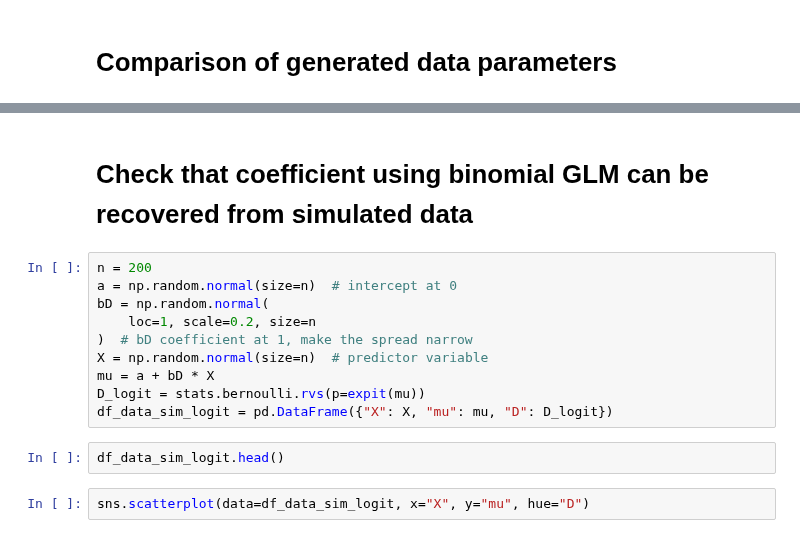
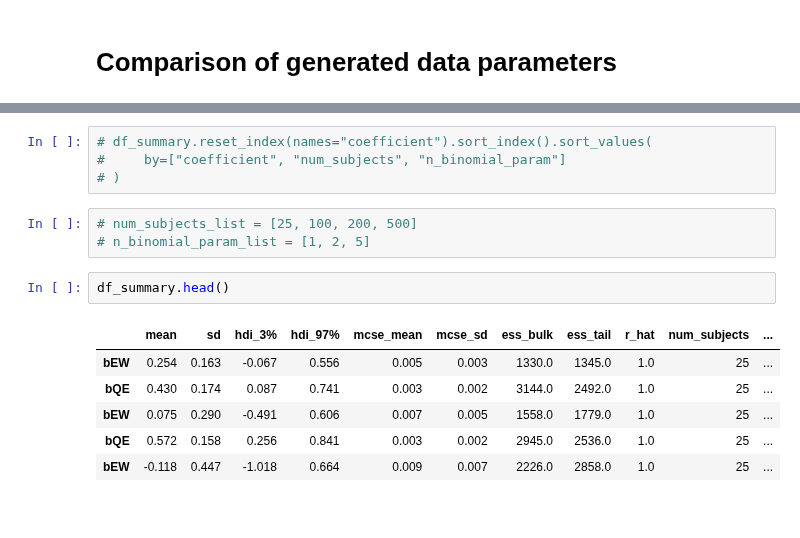
Before and after one commit to benslack19/benslack19.github.io, a Jupyter notebook: _posts_drafts/2024-06-11-iv-binary-outcome.ipynb, the cells around one changed output, grey strips where cells are left out. Saved outputs shown, nothing was run; the diff lists cells and outputs as text.

```diff
--- a/_posts_drafts/2024-06-11-iv-binary-outcome.ipynb
+++ b/_posts_drafts/2024-06-11-iv-binary-outcome.ipynb
@@ -327,16 +297,16 @@ second_stage.summary()
-# %% [markdown]
-# Check that coefficient using binomial GLM can be recovered from simulated data
-# %%
-n = 200
-a = np.random.normal(size=n)  # intercept at 0
-bD = np.random.normal(
-    loc=1, scale=0.2, size=n
-)  # bD coefficient at 1, make the spread narrow
-X = np.random.normal(size=n)  # predictor variable
-mu = a + bD * X
-D_logit = stats.bernoulli.rvs(p=expit(mu))
-df_data_sim_logit = pd.DataFrame({"X": X, "mu": mu, "D": D_logit})
+# %%
+# df_summary.reset_index(names="coefficient").sort_index().sort_values(
+#     by=["coefficient", "num_subjects", "n_binomial_param"]
+# )
+# %%
+# num_subjects_list = [25, 100, 200, 500]
+# n_binomial_param_list = [1, 2, 5]
 # %%
-df_data_sim_logit.head()
+df_summary.head()
+# %% [output]
+|  | mean | sd | hdi_3% | hdi_97% | mcse_mean | mcse_sd | ess_bulk | ess_tail | r_hat | num_subjects | ... |
+| bEW | 0.254 | 0.163 | -0.067 | 0.556 | 0.005 | 0.003 | 1330.0 | 1345.0 | 1.0 | 25 | ... |
+| bQE | 0.430 | 0.174 | 0.087 | 0.741 | 0.003 | 0.002 | 3144.0 | 2492.0 | 1.0 | 25 | ... |
+| bEW | 0.075 | 0.290 | -0.491 | 0.606 | 0.007 | 0.005 | 1558.0 | 1779.0 | 1.0 | 25 | ... |
+| bQE | 0.572 | 0.158 | 0.256 | 0.841 | 0.003 | 0.002 | 2945.0 | 2536.0 | 1.0 | 25 | ... |
+| bEW | -0.118 | 0.447 | -1.018 | 0.664 | 0.009 | 0.007 | 2226.0 | 2858.0 | 1.0 | 25 | ... |
-# %%
-sns.scatterplot(data=df_data_sim_logit, x="X", y="mu", hue="D")
```
Also changed, not shown: parts of 11 cells of this notebook.
